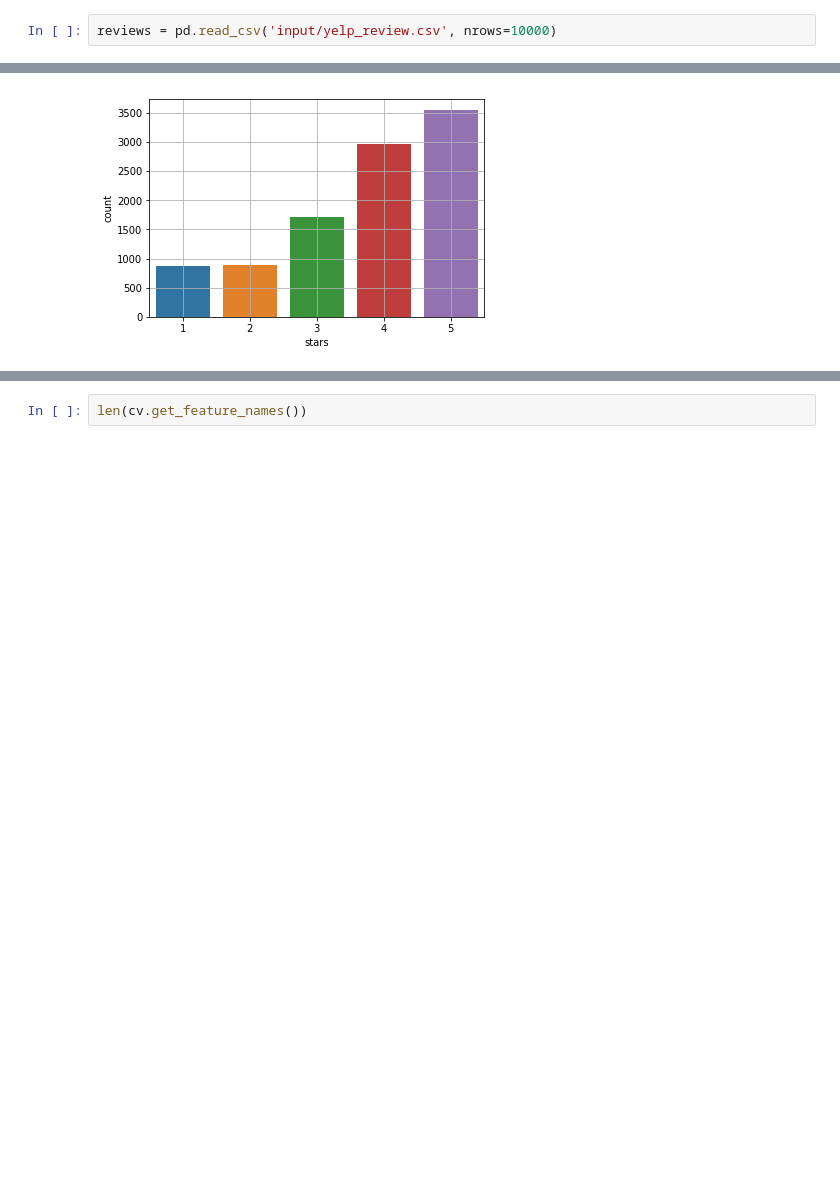
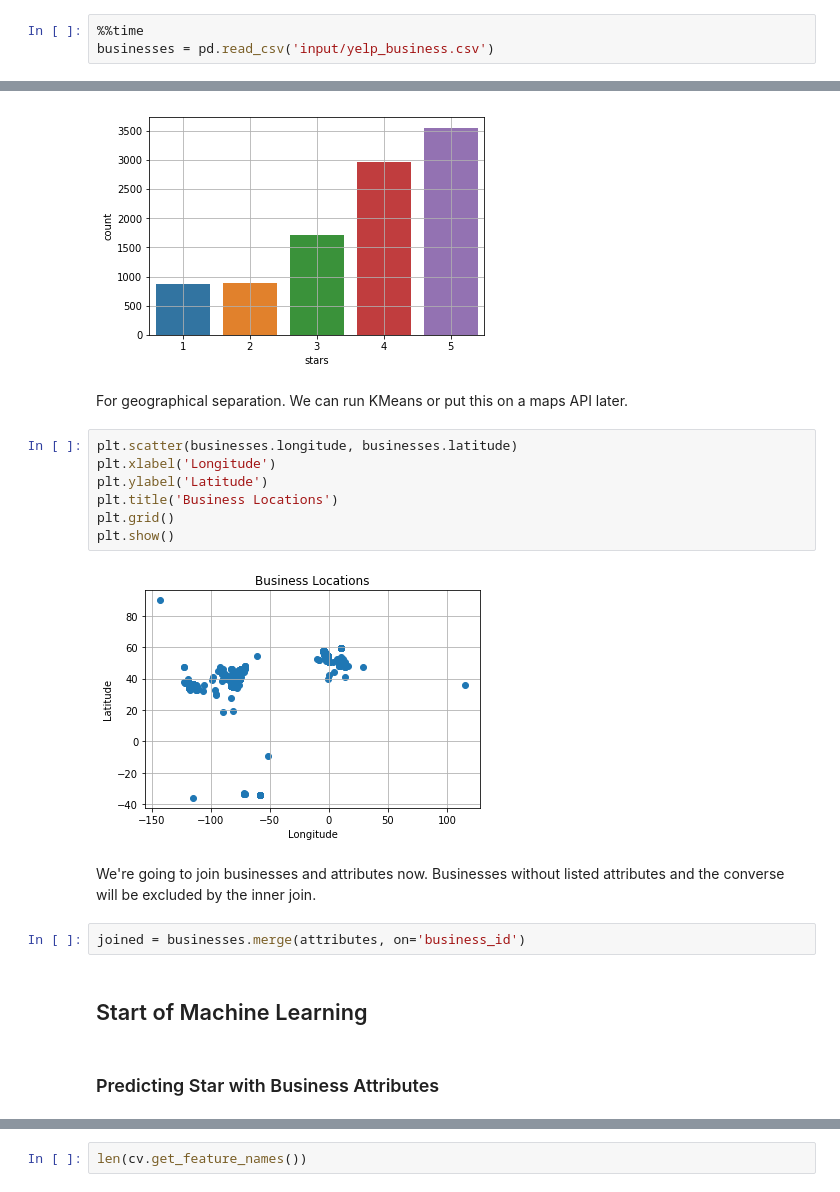
Before and after one commit to hougrammer/yelp_exploration, a Jupyter notebook: yelp_exploration.ipynb, the cells around one changed output, grey strips where cells are left out. Cells and saved outputs as stored; diff of their text form; blank space fills up the shorter version.

```diff
--- a/yelp_exploration.ipynb
+++ b/yelp_exploration.ipynb
@@ -18,2 +29,3 @@ from sklearn import metrics
 # %%
-reviews = pd.read_csv('input/yelp_review.csv', nrows=10000)
+%%time
+businesses = pd.read_csv('input/yelp_business.csv')
@@ -23,3 +58,22 @@ plt.grid()
 plt.show()
 # %% [output]
 [figure]
+# %% [markdown]
+For geographical separation.  We can run KMeans or put this on a maps API later.
+# %%
+plt.scatter(businesses.longitude, businesses.latitude)
+plt.xlabel('Longitude')
+plt.ylabel('Latitude')
+plt.title('Business Locations')
+plt.grid()
+plt.show()
+# %% [output]
+[figure, added]
+# %% [markdown]
+We're going to join businesses and attributes now.  Businesses without listed attributes and the converse will be excluded by the inner join.
+# %%
+joined = businesses.merge(attributes, on='business_id')
+# %% [markdown]
+## Start of Machine Learning
+# %% [markdown]
+### Predicting Star with Business Attributes
```
Also changed, not shown: parts of 21 cells of this notebook.
